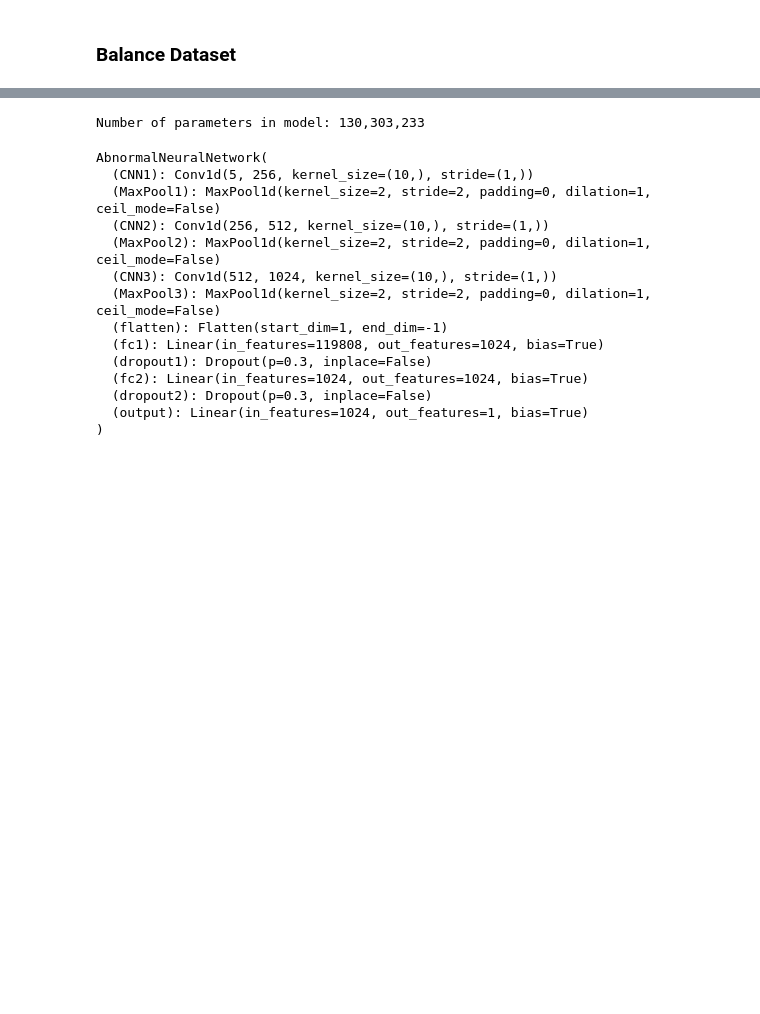
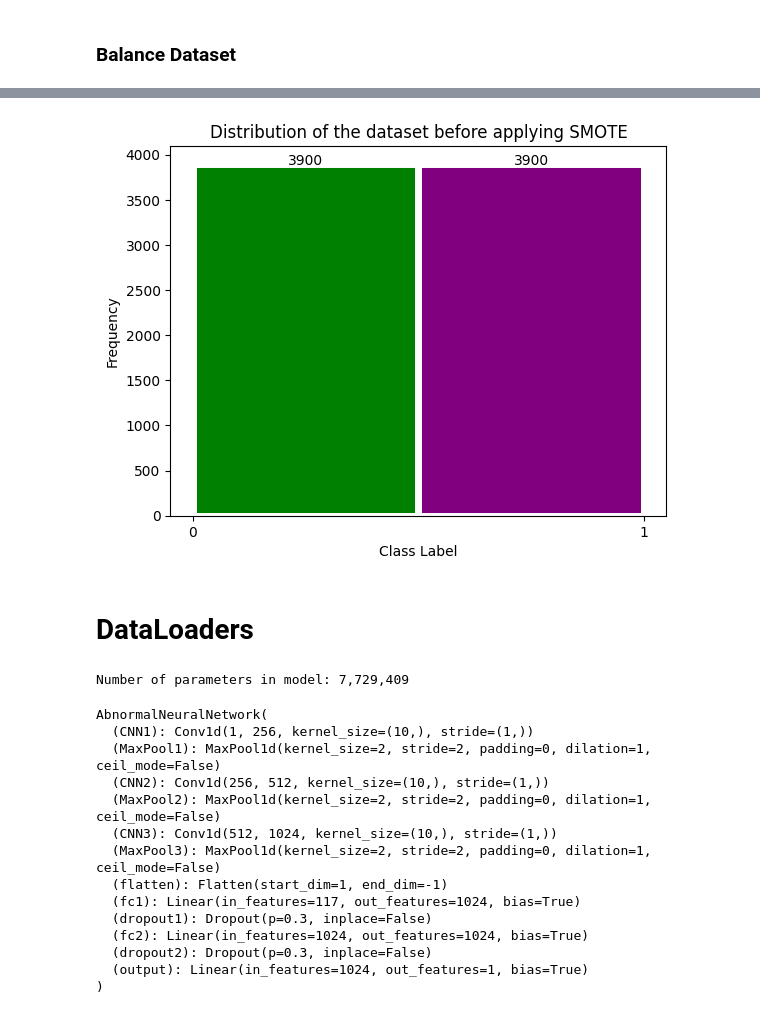
Before and after one commit to Loic017/TinyML-for-Epileptic-Seizures, a Jupyter notebook: seizure_training.ipynb, the cells around one changed output, grey strips where cells are left out. Drawn from its saved outputs; the diff is of its cells as text; code cells hidden in the pictures; blank space fills up the shorter version.

```diff
--- a/seizure_training.ipynb
+++ b/seizure_training.ipynb
@@ -133,0 +131,34 @@ print(count)
+# %%
+x_train, y_train = SMOTE(sampling_strategy="minority", random_state=42).fit_resample(
+    x_train_reshaped, train_set.dataset.y
+)
+# %%
+# Plot distribution of the dataset before balancing
+# 0 - Background epoch
+# 1 - Absence seizure epoch
+
+l = []
+for i in y_train:
+    l.append(i)
+
+a1, b1, bars = plt.hist(l, bins=2, edgecolor="white", linewidth=5, range=(0, 1))
+plt.gca().xaxis.set_major_locator(mticker.MultipleLocator(1))
+plt.title("Distribution of the dataset before applying SMOTE")
+plt.xlabel("Class Label")
+plt.ylabel("Frequency")
+bars[0].set_facecolor("green")
+bars[1].set_facecolor("purple")
+# put count
+for i in bars:
+    plt.text(
+        i.get_x() + i.get_width() / 2,
+        i.get_height() - 50,
+        int(i.get_height()),
+        ha="center",
+        va="bottom",
+    )
+plt.show()
+# %% [output]
+[figure, added]
+# %% [markdown]
+# DataLoaders
@@ -140,7 +199,7 @@ class AbnormalNeuralNetwork(nn.Module):
     def __init__(self):
         super().__init__()
         # Input 5 Channels
-        self.CNN1 = nn.Conv1d(in_channels=5, out_channels=256, kernel_size=10)
+        self.CNN1 = nn.Conv1d(in_channels=1, out_channels=256, kernel_size=10)
         self.MaxPool1 = nn.MaxPool1d(kernel_size=2, stride=2)
 
         self.CNN2 = nn.Conv1d(in_channels=256, out_channels=512, kernel_size=10)
@@ -151,7 +210,7 @@ class AbnormalNeuralNetwork(nn.Module):
 
         self.flatten = nn.Flatten()
 
-        self.fc1 = nn.Linear(119808, 1024)
+        self.fc1 = nn.Linear(117, 1024)
         self.dropout1 = nn.Dropout(p=0.3)
 
         self.fc2 = nn.Linear(1024, 1024)
@@ -190,7 +249,7 @@ model = AbnormalNeuralNetwork().to(device)
 
 # Set optimizer and loss function
 optimizer = torch.optim.Adam(model.parameters(), lr=1e-3)
-loss_function = nn.MSELoss()
+loss_fn = nn.MSELoss()
 
 # Calculate number of parameters in model
 n_params = 0
@@ -201,16 +260,16 @@ print(f"Number of parameters in model: {n_params:,}")
 # Print Model
 model
 # %% [output]
-Number of parameters in model: 130,303,233
+Number of parameters in model: 7,729,409
 AbnormalNeuralNetwork(
-  (CNN1): Conv1d(5, 256, kernel_size=(10,), stride=(1,))
+  (CNN1): Conv1d(1, 256, kernel_size=(10,), stride=(1,))
   (MaxPool1): MaxPool1d(kernel_size=2, stride=2, padding=0, dilation=1, ceil_mode=False)
   (CNN2): Conv1d(256, 512, kernel_size=(10,), stride=(1,))
   (MaxPool2): MaxPool1d(kernel_size=2, stride=2, padding=0, dilation=1, ceil_mode=False)
   (CNN3): Conv1d(512, 1024, kernel_size=(10,), stride=(1,))
   (MaxPool3): MaxPool1d(kernel_size=2, stride=2, padding=0, dilation=1, ceil_mode=False)
   (flatten): Flatten(start_dim=1, end_dim=-1)
-  (fc1): Linear(in_features=119808, out_features=1024, bias=True)
+  (fc1): Linear(in_features=117, out_features=1024, bias=True)
   (dropout1): Dropout(p=0.3, inplace=False)
   (fc2): Linear(in_features=1024, out_features=1024, bias=True)
   (dropout2): Dropout(p=0.3, inplace=False)
```
Also changed, not shown: parts of 13 cells of this notebook, 2 other files.
